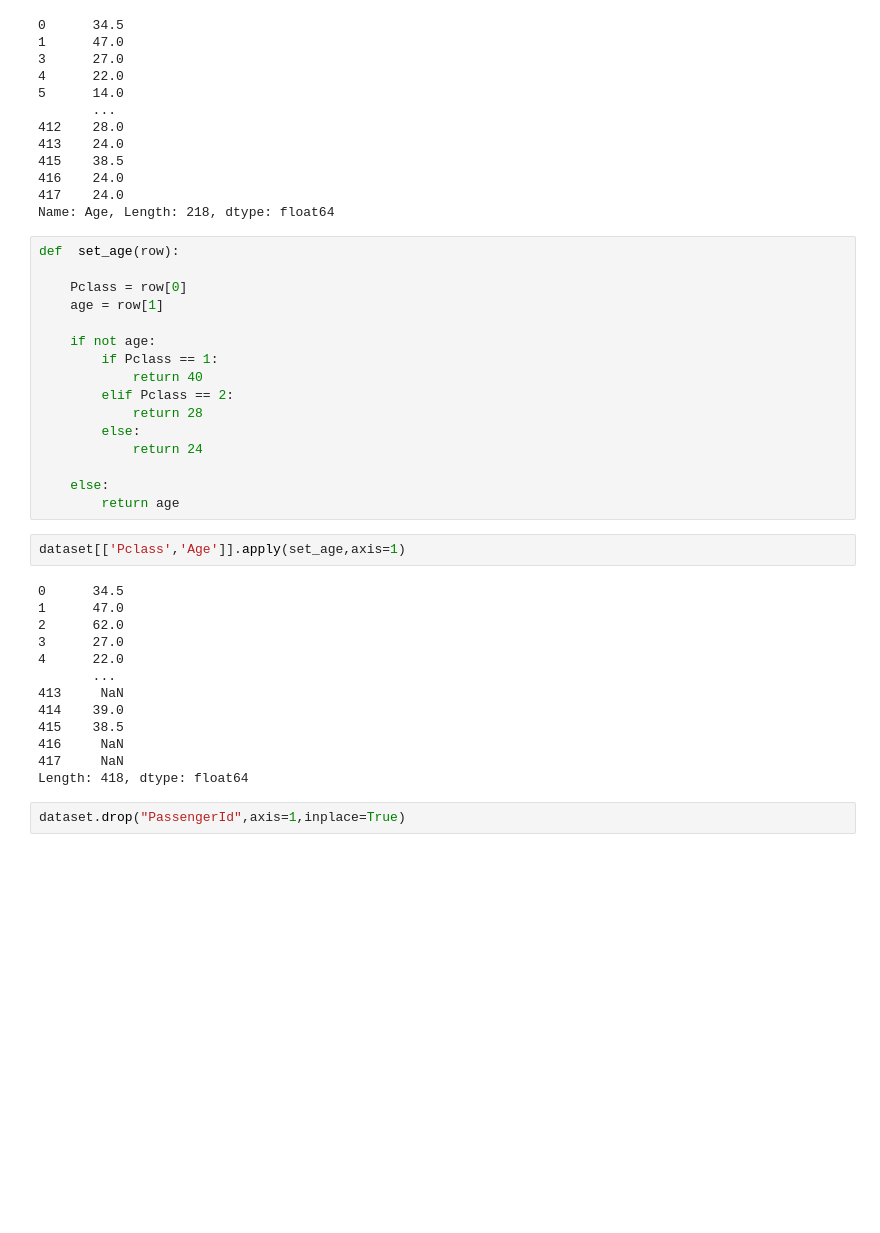
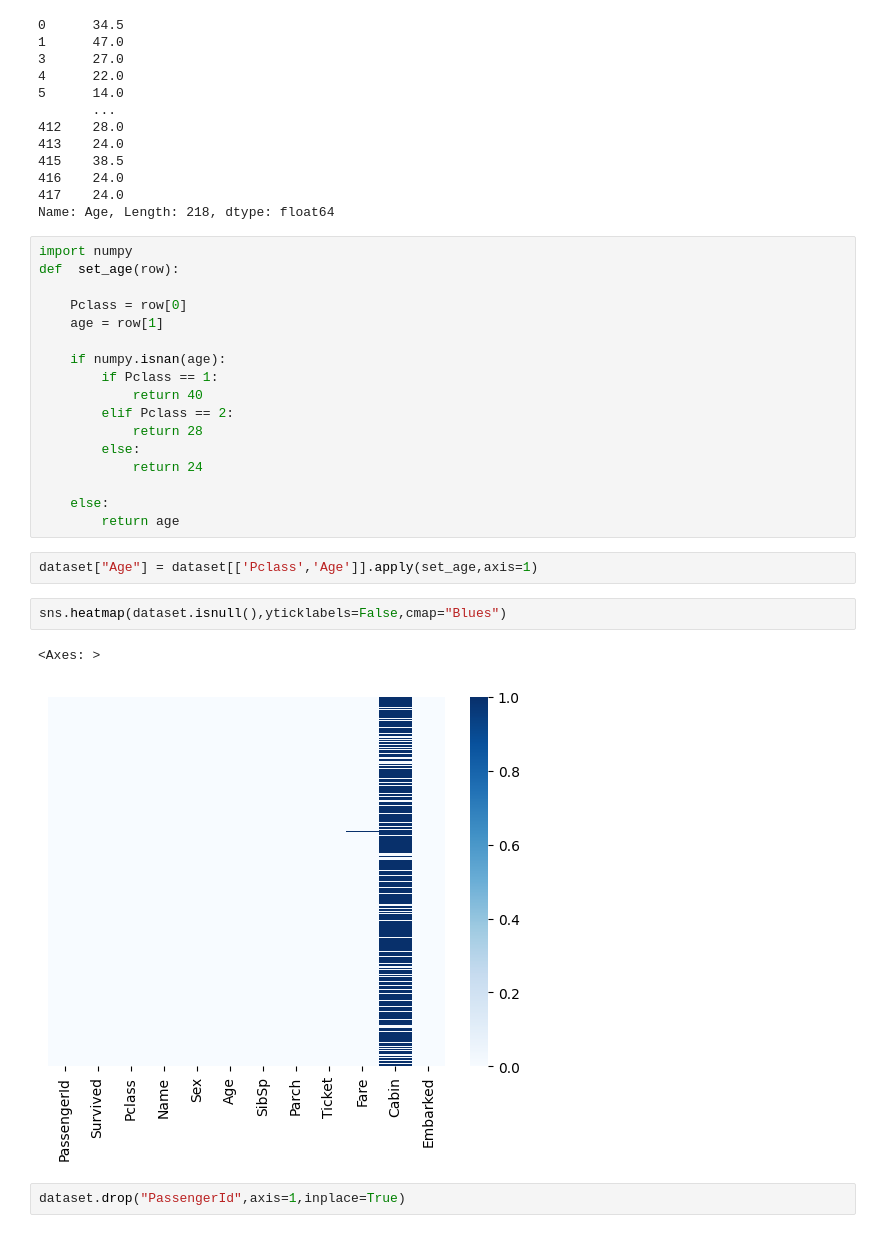
Before and after one commit to Abhijit28012002/Titanic_Machine_learing_Model, a Jupyter notebook: Train_Code.ipynb, the cells around one changed output. Drawn from its saved outputs; the diff is of its cells as text; blank space fills up the shorter version.

```diff
--- a/Train_Code.ipynb
+++ b/Train_Code.ipynb
@@ -260,12 +229,13 @@ dataset[dataset['Pclass']==3]['Age'].fillna(24)
 417    24.0
 Name: Age, Length: 218, dtype: float64
 # %%
+import numpy
 def  set_age(row):
 
     Pclass = row[0]
     age = row[1]
 
-    if not age:
+    if numpy.isnan(age):
         if Pclass == 1:
             return 40
         elif Pclass == 2:
@@ -276,20 +246,12 @@ def  set_age(row):
     else:
         return age
 # %%
-dataset[['Pclass','Age']].apply(set_age,axis=1)
+dataset["Age"] = dataset[['Pclass','Age']].apply(set_age,axis=1)
-# %% [output]
-0      34.5
-1      47.0
-2      62.0
-3      27.0
-4      22.0
-       ...
-413     NaN
-414    39.0
-415    38.5
-416     NaN
-417     NaN
-Length: 418, dtype: float64
+# %%
+sns.heatmap(dataset.isnull(),yticklabels=False,cmap="Blues")
+# %% [output]
+<Axes: >
+[figure, added]
 # %%
 dataset.drop("PassengerId",axis=1,inplace=True)
 # %%
```
Also changed, not shown: parts of 37 cells of this notebook.
